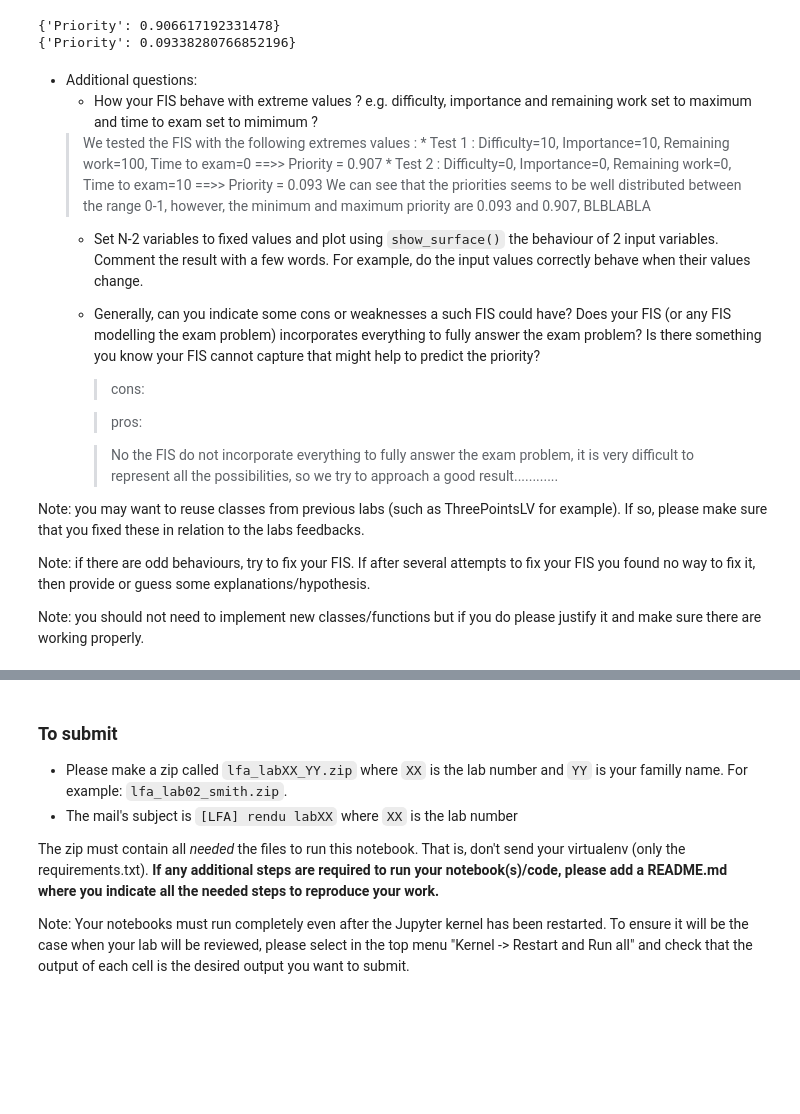
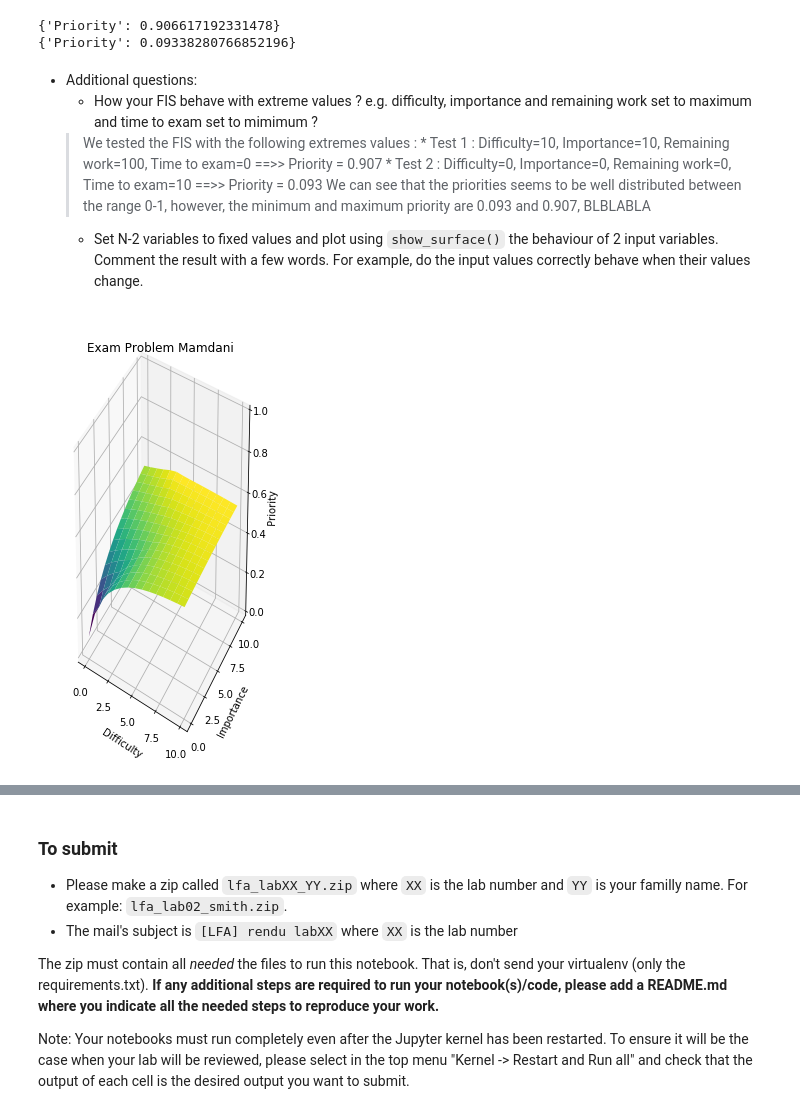
Before and after one commit to X4l1b1/LFA_Labs, a Jupyter notebook: 050_exam_problem/000_exam_problem.ipynb, the cells around one changed output, grey strips where cells are left out. Cells and saved outputs as stored; diff of their text form; code cells hidden in the pictures; blank space fills up the shorter version.

```diff
--- a/050_exam_problem/000_exam_problem.ipynb
+++ b/050_exam_problem/000_exam_problem.ipynb
@@ -405,15 +405,11 @@ print(fis.predict(input_values))
        * Test 2 : Difficulty=0, Importance=0, Remaining work=0, Time to exam=10   ==>> Priority = 0.093
    > We can see that the priorities seems to be well distributed between the range 0-1, however, the minimum and maximum priority are 0.093 and 0.907, BLBLABLA
   * Set N-2 variables to fixed values and plot using `show_surface()` the behaviour of 2 input variables. Comment the result with a few words. For example, do the input values correctly behave when their values change.
-  * Generally, can you indicate some cons or weaknesses a such FIS could have? Does your FIS (or any FIS modelling the exam problem) incorporates everything to fully answer the exam problem? Is there something you know your FIS cannot capture that might help to predict the priority?
-      > cons:
-
-      > pros:
-
-      > No the FIS do not incorporate everything to fully answer the exam problem, it is very difficult to represent all the possibilities, so we try to approach a good result............
-
-Note: you may want to reuse classes from previous labs (such as ThreePointsLV for example). If so, please make sure that you fixed these in relation to the labs feedbacks.
-
-Note: if there are odd behaviours, try to fix your FIS. If after several attempts to fix your FIS you found no way to fix it, then provide or guess some explanations/hypothesis.
-
-Note: you should not need to implement new classes/functions but if you do please justify it and make sure there are working properly.
+# %%
+other_labels = {"Time To Exam": 15, "Remaining Work": 50}
+show_surface(fis, title="Exam Problem Mamdani",
+                  x_label="Difficulty", y_label="Importance", z_label="Priority",
+                  n_pts=15, x_range=(0, 10), y_range=(0, 10), z_range=(0, 1),
+                  other_labels=other_labels)
+# %% [output]
+[figure, added]
```
Also changed, not shown: parts of 1 cell of this notebook, 5 other files.
